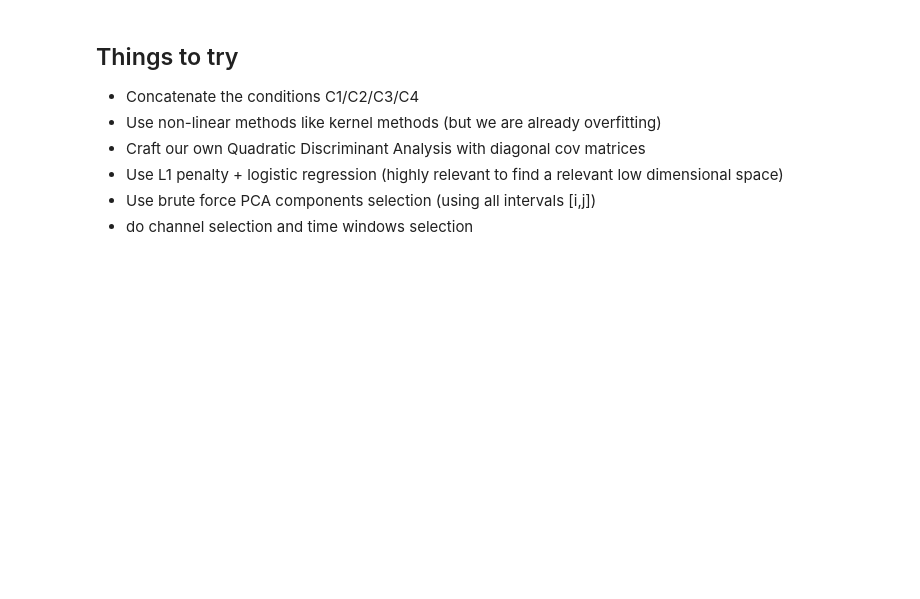
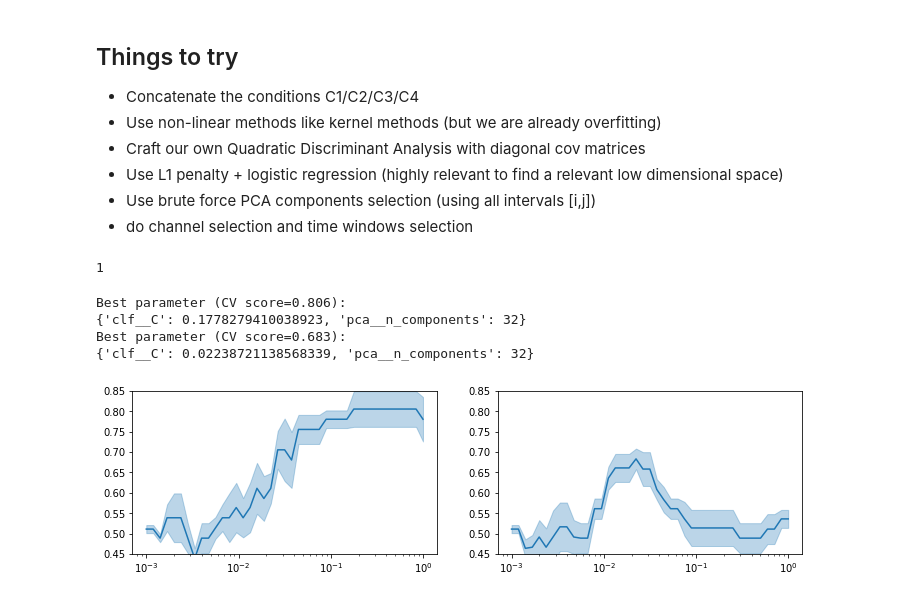
Before and after one commit to seydareisli/ML-Autism-Prediction, a Jupyter notebook: MLExamples/machine-learning.ipynb, the cells around one changed output. Drawn from its saved outputs; the diff is of its cells as text; code cells hidden in the pictures; blank space fills up the shorter version.

Commit message:
add l1 penalty and merge conditions

```diff
--- a/MLExamples/machine-learning.ipynb
+++ b/MLExamples/machine-learning.ipynb
@@ -169,0 +176,52 @@ dimensional space)
+# %%
+pca = PCA()
+test_pca = np.array([32])#np.arange(5,38,5)#np.array([15,38])#
+test_C = np.logspace(-3, 0, 41)
+n_C = test_C.shape[0]
+n_pca = test_pca.shape[0]
+
+clf = LogisticRegression(penalty='l1', solver='liblinear', max_iter=5000, tol=1.0)
+param_grid = {
+    'pca__n_components': test_pca,
+    'clf__C': test_C,
+}
+
+# clf = QuadraticDiscriminantAnalysis(tol=1e-3)
+pipe = Pipeline(steps=[('pca', pca), ('clf', clf)])
+# search = GridSearchCV(pipe, param_grid, cv=5, n_jobs=1, verbose=10)
+# %%
+search_l1_all = np.zeros(n_tc, dtype=object)
+for i in range(n_tc):
+    #X = Xct[i]**2
+    # using also squared signal improve performances
+    X = np.concatenate([Xct[i],Xct[i]**2], axis=1)
+
+    X -= X.mean(0, keepdims=True)
+    X /= X.std(0, keepdims=True)
+    search_l1_all[i] = GridSearchCV(pipe, param_grid,
+                                   cv=5, n_jobs=15, verbose=0)
+    search_l1_all[i].fit(X, y);
+    verbose('%i'%(i))
+# %% [output]
+1
+# %%
+fig, ax = plt.subplots(1, n_tc, figsize=(12,3))
+for i in range(n_tc):
+    print("Best parameter (CV score=%0.3f):" % search_l1_all[i].best_score_)
+    print(search_l1_all[i].best_params_)
+    for k in range(test_pca.shape[0]):
+        errorfill(test_C,search_l1_all[i].
+                  cv_results_['mean_test_score']
+                  .reshape(test_C.shape[0],test_pca.shape[0])[:,k],
+                  search_l1_all[i].cv_results_['std_test_score']
+                  .reshape(test_C.shape[0],test_pca.shape[0])[:,k]/np.sqrt(5),
+                  ax=ax[i])
+
+    ax[i].set_xscale('log')
+    ax[i].set_ylim(0.45,0.85)
+# %% [output]
+Best parameter (CV score=0.806):
+{'clf__C': 0.1778279410038923, 'pca__n_components': 32}
+Best parameter (CV score=0.683):
+{'clf__C': 0.02238721138568339, 'pca__n_components': 32}
+[figure, added]
```
Also changed, not shown: parts of 5 cells of this notebook.
